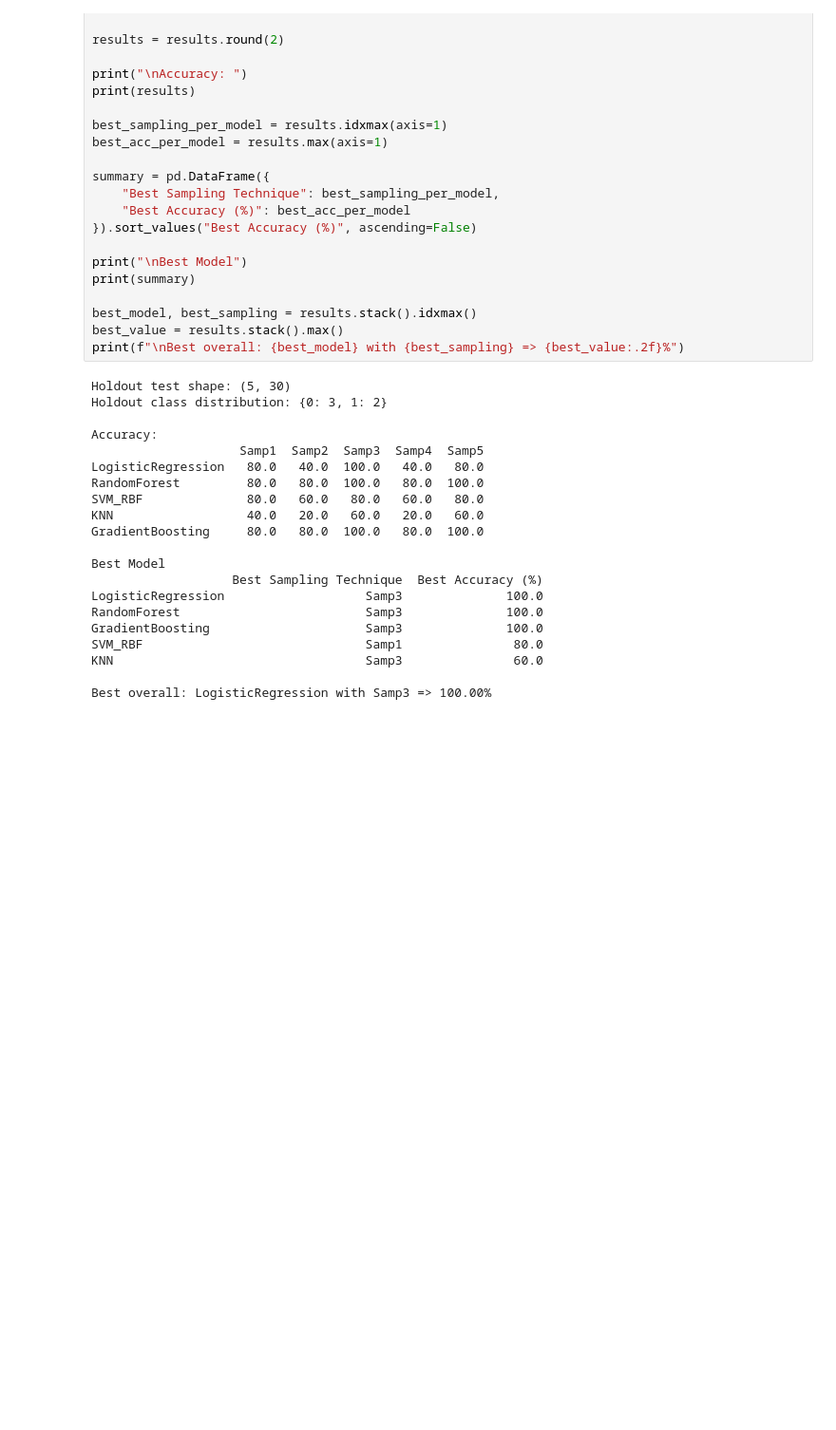
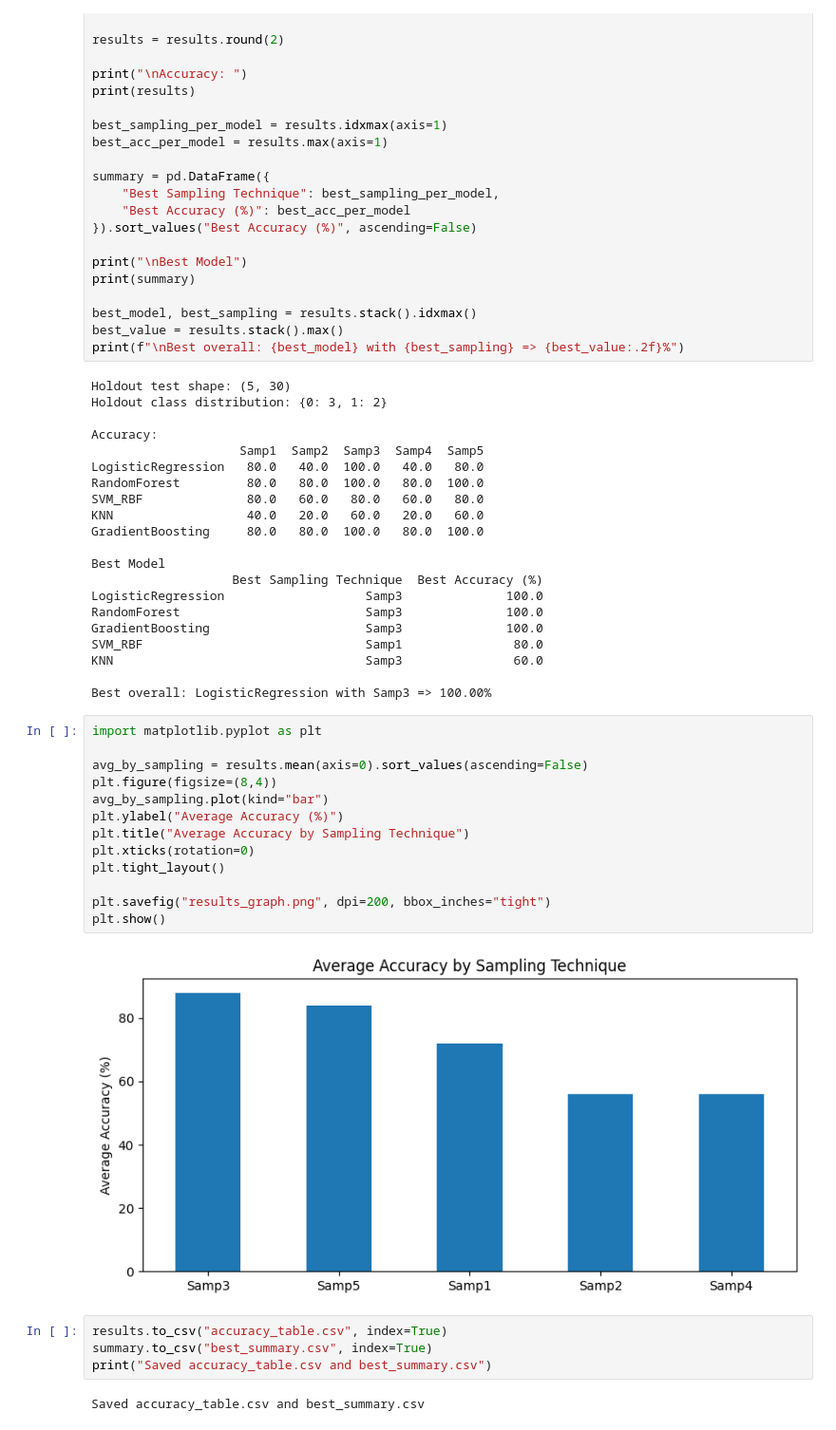
Before and after one commit to Hurreet72/PA_Sampling, a Jupyter notebook: A1_Sampling.ipynb, the cells around one changed output. Shown at 95% size. Drawn from its saved outputs; the diff is of its cells as text; blank space fills up the shorter version.

```diff
--- a/A1_Sampling.ipynb
+++ b/A1_Sampling.ipynb
@@ -207,3 +207,24 @@ SVM_RBF                              Samp1               80.0
 KNN                                  Samp3               60.0
 
 Best overall: LogisticRegression with Samp3 => 100.00%
+# %%
+import matplotlib.pyplot as plt
+
+avg_by_sampling = results.mean(axis=0).sort_values(ascending=False)
+plt.figure(figsize=(8,4))
+avg_by_sampling.plot(kind="bar")
+plt.ylabel("Average Accuracy (%)")
+plt.title("Average Accuracy by Sampling Technique")
+plt.xticks(rotation=0)
+plt.tight_layout()
+
+plt.savefig("results_graph.png", dpi=200, bbox_inches="tight")
+plt.show()
+# %% [output]
+[figure, added]
+# %%
+results.to_csv("accuracy_table.csv", index=True)
+summary.to_csv("best_summary.csv", index=True)
+print("Saved accuracy_table.csv and best_summary.csv")
+# %% [output]
+Saved accuracy_table.csv and best_summary.csv
```
